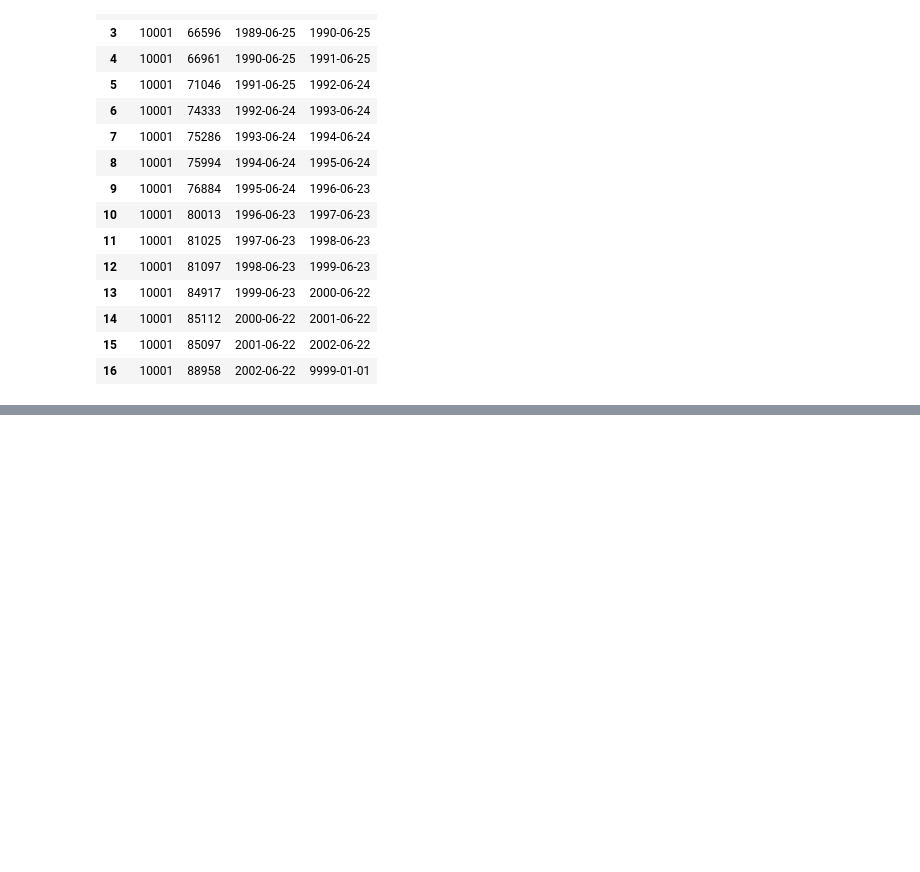
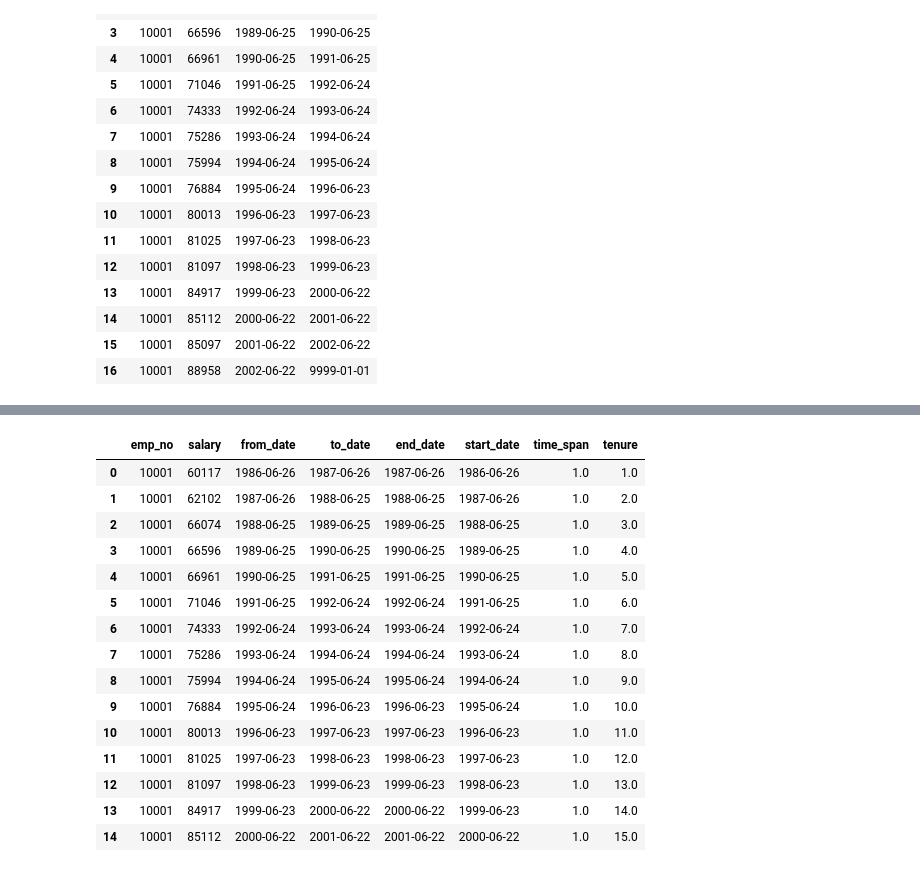
Before and after one commit to Yongliang-Shi/statistics-exercises, a Jupyter notebook: hypothesis_testing.ipynb, the cells around one changed output, grey strips where cells are left out. Saved outputs shown, nothing was run; the diff lists cells and outputs as text; code cells hidden in the pictures; blank space fills up the shorter version.

```diff
--- a/hypothesis_testing.ipynb
+++ b/hypothesis_testing.ipynb
@@ -808,0 +755,20 @@ sns.relplot(data=most_recent, x='tenure', y='salary')
+# %%
+salaries_wrangled = salaries
+salaries_wrangled.head(15)
+# %% [output]
+|  | emp_no | salary | from_date | to_date | end_date | start_date | time_span | tenure |
+| 0 | 10001 | 60117 | 1986-06-26 | 1987-06-26 | 1987-06-26 | 1986-06-26 | 1.0 | 1.0 |
+| 1 | 10001 | 62102 | 1987-06-26 | 1988-06-25 | 1988-06-25 | 1987-06-26 | 1.0 | 2.0 |
+| 2 | 10001 | 66074 | 1988-06-25 | 1989-06-25 | 1989-06-25 | 1988-06-25 | 1.0 | 3.0 |
+| 3 | 10001 | 66596 | 1989-06-25 | 1990-06-25 | 1990-06-25 | 1989-06-25 | 1.0 | 4.0 |
+| 4 | 10001 | 66961 | 1990-06-25 | 1991-06-25 | 1991-06-25 | 1990-06-25 | 1.0 | 5.0 |
+| 5 | 10001 | 71046 | 1991-06-25 | 1992-06-24 | 1992-06-24 | 1991-06-25 | 1.0 | 6.0 |
+| 6 | 10001 | 74333 | 1992-06-24 | 1993-06-24 | 1993-06-24 | 1992-06-24 | 1.0 | 7.0 |
+| 7 | 10001 | 75286 | 1993-06-24 | 1994-06-24 | 1994-06-24 | 1993-06-24 | 1.0 | 8.0 |
+| 8 | 10001 | 75994 | 1994-06-24 | 1995-06-24 | 1995-06-24 | 1994-06-24 | 1.0 | 9.0 |
+| 9 | 10001 | 76884 | 1995-06-24 | 1996-06-23 | 1996-06-23 | 1995-06-24 | 1.0 | 10.0 |
+| 10 | 10001 | 80013 | 1996-06-23 | 1997-06-23 | 1997-06-23 | 1996-06-23 | 1.0 | 11.0 |
+| 11 | 10001 | 81025 | 1997-06-23 | 1998-06-23 | 1998-06-23 | 1997-06-23 | 1.0 | 12.0 |
+| 12 | 10001 | 81097 | 1998-06-23 | 1999-06-23 | 1999-06-23 | 1998-06-23 | 1.0 | 13.0 |
+| 13 | 10001 | 84917 | 1999-06-23 | 2000-06-22 | 2000-06-22 | 1999-06-23 | 1.0 | 14.0 |
+| 14 | 10001 | 85112 | 2000-06-22 | 2001-06-22 | 2001-06-22 | 2000-06-22 | 1.0 | 15.0 |
```
Also changed, not shown: parts of 30 cells of this notebook.
